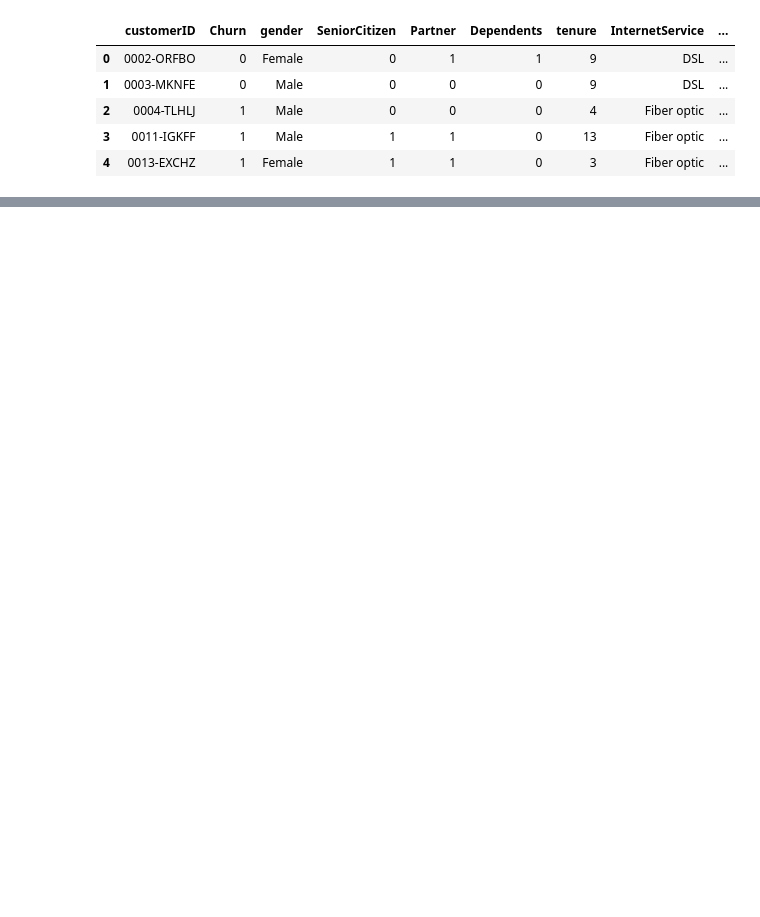
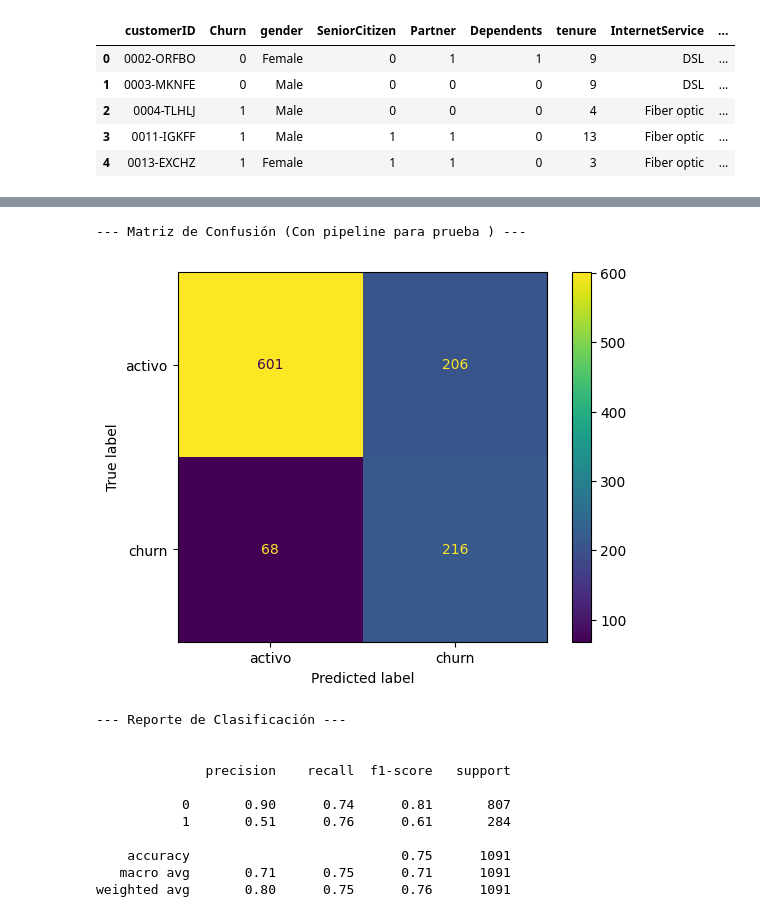
Before and after one commit to JharleCompres/TELECOM_X_PARTE_2_PREDICCION_DE_CANCELACION_CHURN, a Jupyter notebook: Telecom_X_prediccion_cancelacion_churn.ipynb, the cells around one changed output, grey strips where cells are left out. Drawn from its saved outputs; the diff is of its cells as text; code cells hidden in the pictures; blank space fills up the shorter version.

```diff
--- a/Telecom_X_prediccion_cancelacion_churn.ipynb
+++ b/Telecom_X_prediccion_cancelacion_churn.ipynb
@@ -253,0 +601,37 @@ else:
+# %%
+try:
+
+    # Entrenamos el pipeline con el conjunto de datos completo excepto los valores de prueba
+    pipeline.fit(X_tratada, y_tratada)
+    # Calculamos la prediccion del modelo para y_final: mediante la variable X_test
+    y_final = pipeline.predict(X_test)
+
+
+    print("--- Matriz de Confusión (Con pipeline para prueba ) ---")
+    print('\n')
+    # creamos visual de la matriz de confusión con y_test: prueba y y_final: prevista por el modelo con X_test
+    visual = ConfusionMatrixDisplay.from_predictions(y_test, y_final, display_labels=['activo','churn'])
+    plt.show()
+    print('\n')
+
+    # Imprimimos el reporte del modelo con las diferentes métricas
+    print("--- Reporte de Clasificación ---")
+    print('\n')
+    print(classification_report(y_test, y_final))
+
+except Exception as e:
+  print(f'Error al evaluar el modelo Árbol de Decisión: {e}')
+# %% [output]
+--- Matriz de Confusión (Con pipeline para prueba ) ---
+[figure, added]
+--- Reporte de Clasificación ---
+
+
+              precision    recall  f1-score   support
+
+           0       0.90      0.74      0.81       807
+           1       0.51      0.76      0.61       284
+
+    accuracy                           0.75      1091
+   macro avg       0.71      0.75      0.71      1091
+weighted avg       0.80      0.75      0.76      1091
```
Also changed, not shown: parts of 58 cells of this notebook, 2 other files.
